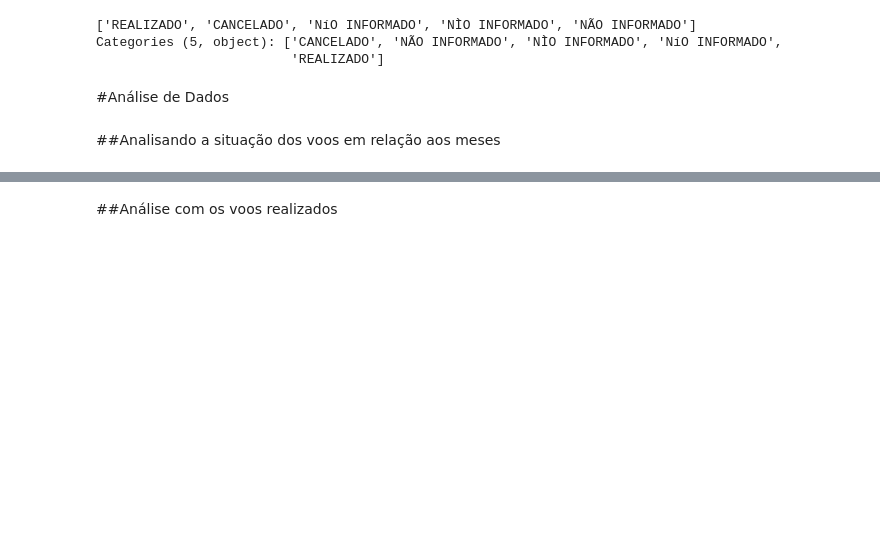
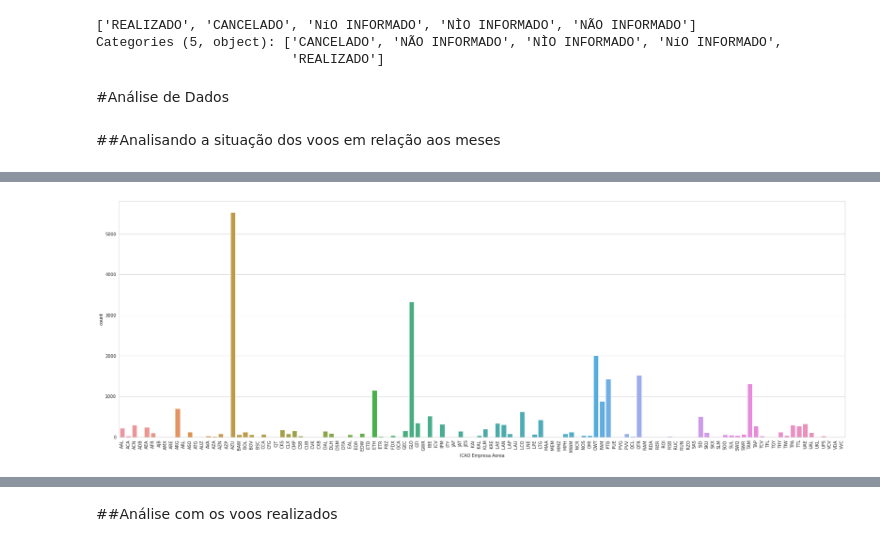
Before and after one commit to GabrielCdev/ANAC_BigData_Analysis, a Jupyter notebook: ANAC_Dataset_Analysis.ipynb, the cells around one changed output, grey strips where cells are left out. Cells and saved outputs as stored; diff of their text form; code cells hidden in the pictures; blank space fills up the shorter version.

Commit message:
Create more graphs and upgrade the analysis

```diff
--- a/ANAC_Dataset_Analysis.ipynb
+++ b/ANAC_Dataset_Analysis.ipynb
@@ -460,0 +466,11 @@ grafico.set_xticklabels(anac_cia_aerea['ICAO Empresa Aerea'], rotation=90)
+# %%
+Voos_cancelados = anac_annual_df[(anac_annual_df['Situacao Voo'] == 'CANCELADO')]
+
+plt.figure(figsize=(30, 10))
+ax = sns.countplot(x=Voos_cancelados['ICAO Empresa Aerea'], data=anac_annual_df)
+labels = ax.get_xticklabels()
+ax.set_xticklabels(labels, rotation=90)
+
+plt.show()
+# %% [output]
+[figure, added]
```
Also changed, not shown: parts of 33 cells of this notebook.
